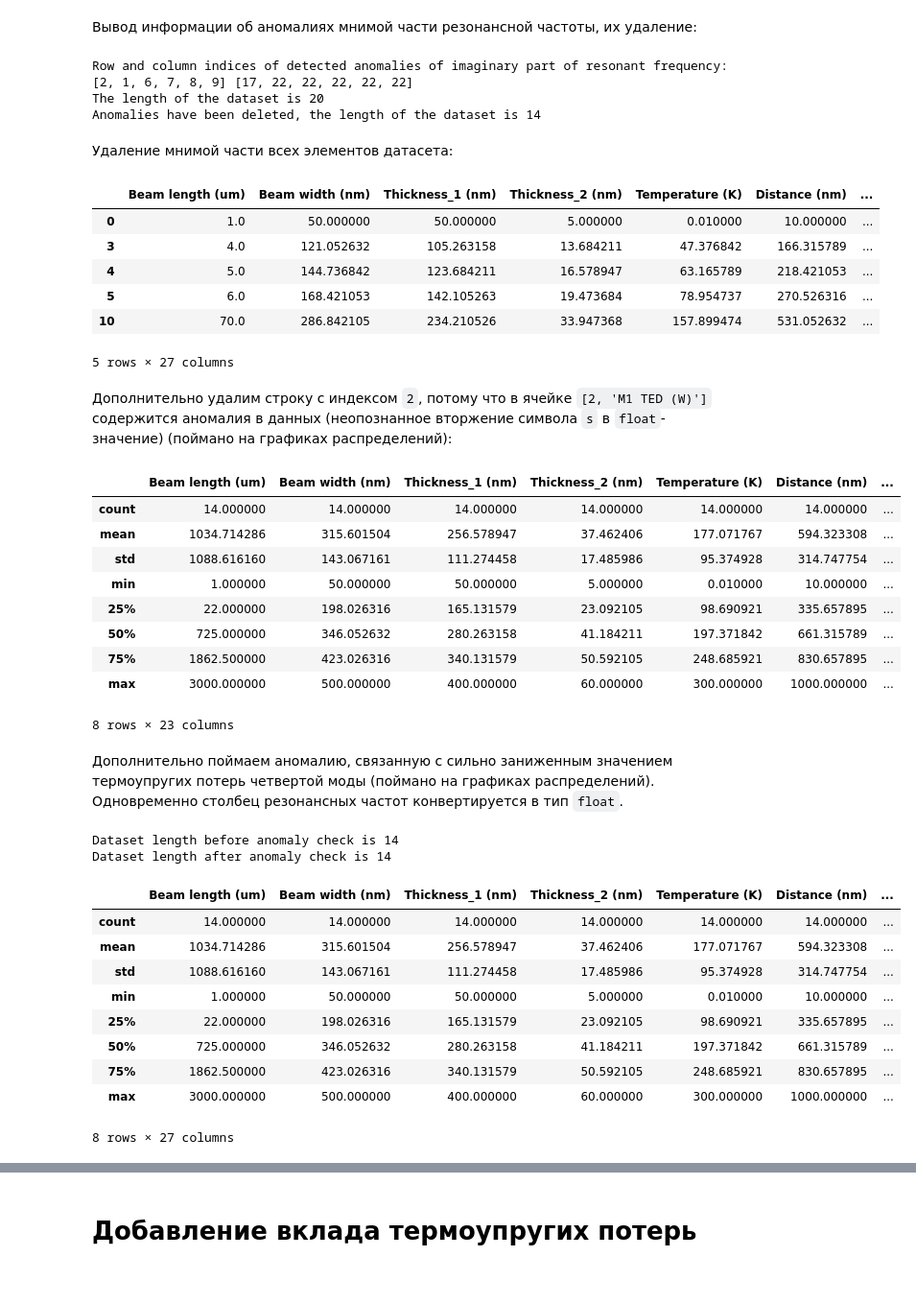
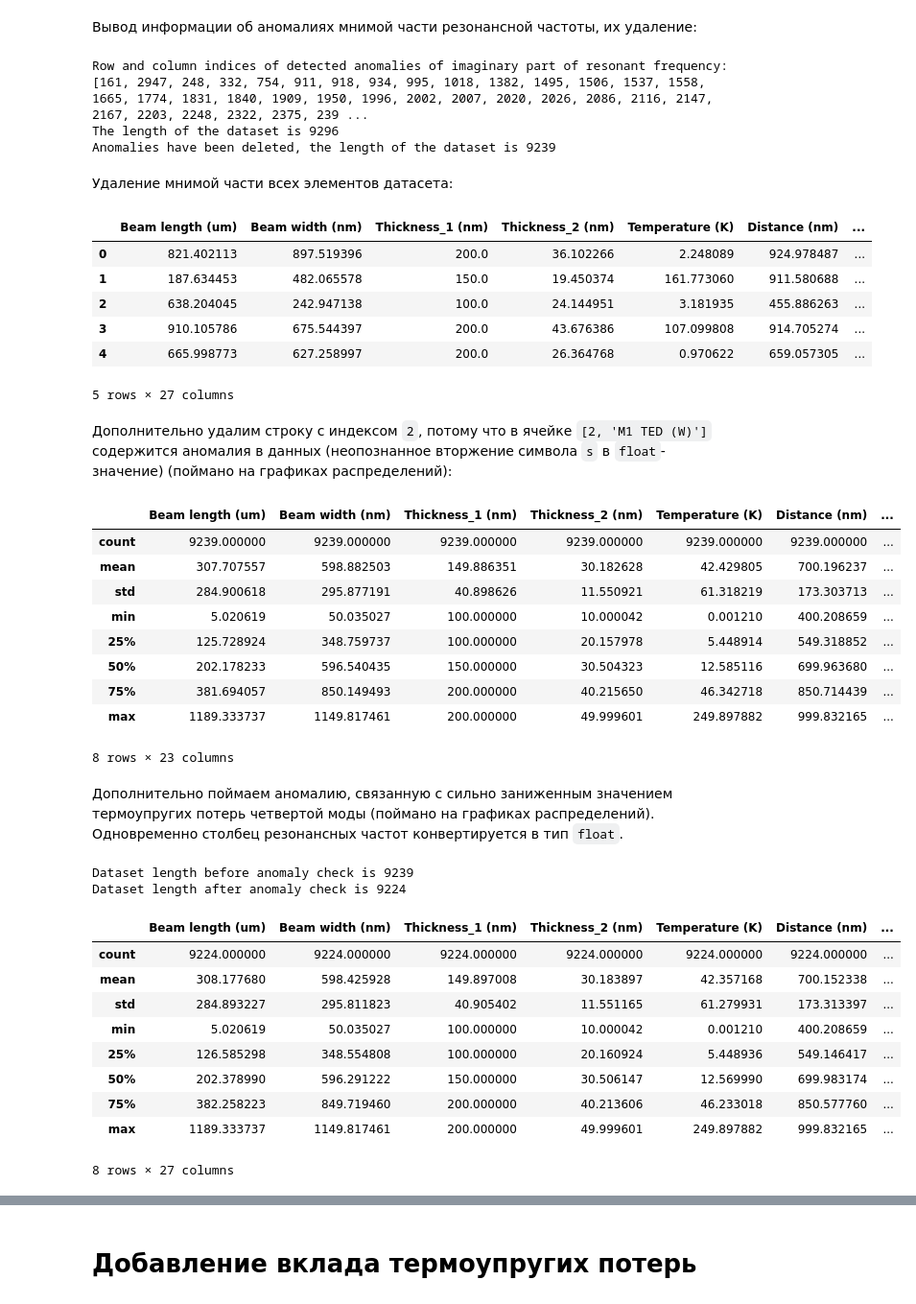
Before and after one commit to PolMix/nems_ai, a Jupyter notebook: Data Formatting/Data_Formatting.ipynb, the cells around one changed output, grey strips where cells are left out. Shown: that part at 96% size. Drawn from its saved outputs; the diff is of its cells as text; code cells hidden in the pictures.

```diff
--- a/Data Formatting/Data_Formatting.ipynb
+++ b/Data Formatting/Data_Formatting.ipynb
@@ -23,0 +44,4 @@ Drive already mounted at /content/drive/; to attempt to forcibly remount, call d
+# %%
+%cd /tmp/nems_ai-main/Data
+filename = 'Data_10000nm.txt'
+df = pd.read_fwf(filename)
@@ -165,9 +188,9 @@ lst_i, lst_j = return_neg_frequencies_index(data, frequency_indices)
 print(f"Anomalies have been deleted, the length of the dataset is {data.shape[0]}")
 # %% [output]
 Row and column indices of detected anomalies of imaginary part of resonant frequency:
-[2, 1, 6, 7, 8, 9] [17, 22, 22, 22, 22, 22]
-The length of the dataset is 20
-Anomalies have been deleted, the length of the dataset is 14
+[161, 2947, 248, 332, 754, 911, 918, 934, 995, 1018, 1382, 1495, 1506, 1537, 1558, 1665, 1774, 1831, 1840, 1909, 1950, 1996, 2002, 2007, 2020, 2026, 2086, 2116, 2147, 2167, 2203, 2248, 2322, 2375, 239 ...
+The length of the dataset is 9296
+Anomalies have been deleted, the length of the dataset is 9239
 # %% [markdown]
 Удаление мнимой части всех элементов датасета:
 # %%
@@ -175,11 +198,11 @@ data = del_im_frequency(data, [7, 12, 17, 22])
 data.head()
 # %% [output]
 |  | Beam length (um) | Beam width (nm) | Thickness_1 (nm) | Thickness_2 (nm) | Temperature (K) | Distance (nm) | ... |
-| 0 | 1.0 | 50.000000 | 50.000000 | 5.000000 | 0.010000 | 10.000000 | ... |
-| 3 | 4.0 | 121.052632 | 105.263158 | 13.684211 | 47.376842 | 166.315789 | ... |
-| 4 | 5.0 | 144.736842 | 123.684211 | 16.578947 | 63.165789 | 218.421053 | ... |
-| 5 | 6.0 | 168.421053 | 142.105263 | 19.473684 | 78.954737 | 270.526316 | ... |
-| 10 | 70.0 | 286.842105 | 234.210526 | 33.947368 | 157.899474 | 531.052632 | ... |
+| 0 | 821.402113 | 897.519396 | 200.0 | 36.102266 | 2.248089 | 924.978487 | ... |
+| 1 | 187.634453 | 482.065578 | 150.0 | 19.450374 | 161.773060 | 911.580688 | ... |
+| 2 | 638.204045 | 242.947138 | 100.0 | 24.144951 | 3.181935 | 455.886263 | ... |
+| 3 | 910.105786 | 675.544397 | 200.0 | 43.676386 | 107.099808 | 914.705274 | ... |
+| 4 | 665.998773 | 627.258997 | 200.0 | 26.364768 | 0.970622 | 659.057305 | ... |
 5 rows × 27 columns
 # %% [markdown]
 Дополнительно удалим строку с индексом `2`, потому что в ячейке `[2, 'M1 TED (W)']` содержится аномалия в данных (неопознанное вторжение символа `s` в `float`-значение) (поймано на графиках распределений):
@@ -190,14 +213,14 @@ data.head()
 data.describe()
 # %% [output]
 |  | Beam length (um) | Beam width (nm) | Thickness_1 (nm) | Thickness_2 (nm) | Temperature (K) | Distance (nm) | ... |
-| count | 14.000000 | 14.000000 | 14.000000 | 14.000000 | 14.000000 | 14.000000 | ... |
-| mean | 1034.714286 | 315.601504 | 256.578947 | 37.462406 | 177.071767 | 594.323308 | ... |
-| std | 1088.616160 | 143.067161 | 111.274458 | 17.485986 | 95.374928 | 314.747754 | ... |
-| min | 1.000000 | 50.000000 | 50.000000 | 5.000000 | 0.010000 | 10.000000 | ... |
-| 25% | 22.000000 | 198.026316 | 165.131579 | 23.092105 | 98.690921 | 335.657895 | ... |
-| 50% | 725.000000 | 346.052632 | 280.263158 | 41.184211 | 197.371842 | 661.315789 | ... |
-| 75% | 1862.500000 | 423.026316 | 340.131579 | 50.592105 | 248.685921 | 830.657895 | ... |
-| max | 3000.000000 | 500.000000 | 400.000000 | 60.000000 | 300.000000 | 1000.000000 | ... |
+| count | 9239.000000 | 9239.000000 | 9239.000000 | 9239.000000 | 9239.000000 | 9239.000000 | ... |
+| mean | 307.707557 | 598.882503 | 149.886351 | 30.182628 | 42.429805 | 700.196237 | ... |
+| std | 284.900618 | 295.877191 | 40.898626 | 11.550921 | 61.318219 | 173.303713 | ... |
+| min | 5.020619 | 50.035027 | 100.000000 | 10.000042 | 0.001210 | 400.208659 | ... |
+| 25% | 125.728924 | 348.759737 | 100.000000 | 20.157978 | 5.448914 | 549.318852 | ... |
+| 50% | 202.178233 | 596.540435 | 150.000000 | 30.504323 | 12.585116 | 699.963680 | ... |
+| 75% | 381.694057 | 850.149493 | 200.000000 | 40.215650 | 46.342718 | 850.714439 | ... |
+| max | 1189.333737 | 1149.817461 | 200.000000 | 49.999601 | 249.897882 | 999.832165 | ... |
 8 rows × 23 columns
 # %% [markdown]
 Дополнительно поймаем аномалию, связанную с сильно заниженным значением термоупругих потерь четвертой моды (поймано на графиках распределений). Одновременно столбец резонансных частот конвертируется в тип `float`.
@@ -228,23 +251,23 @@ def catch_overflow(df, param_limits):
     return df
 # %%
 param_limits = {#'Eigenfrequency (Hz)': [0, 3e7],
-                #'Quality factor': [0, 75000],
+                'Quality factor': [0, 80000],
                 'TED (W)': [1e-20, 1]}
 
 print('Dataset length before anomaly check is {length}'.format(length=data.shape[0]))
 data_catched = catch_overflow(data, param_limits)
 print('Dataset length after anomaly check is {length}'.format(length=data_catched.shape[0]))
 data_catched.describe()
 # %% [output]
-Dataset length before anomaly check is 14
-Dataset length after anomaly check is 14
+Dataset length before anomaly check is 9239
+Dataset length after anomaly check is 9224
 |  | Beam length (um) | Beam width (nm) | Thickness_1 (nm) | Thickness_2 (nm) | Temperature (K) | Distance (nm) | ... |
-| count | 14.000000 | 14.000000 | 14.000000 | 14.000000 | 14.000000 | 14.000000 | ... |
-| mean | 1034.714286 | 315.601504 | 256.578947 | 37.462406 | 177.071767 | 594.323308 | ... |
-| std | 1088.616160 | 143.067161 | 111.274458 | 17.485986 | 95.374928 | 314.747754 | ... |
-| min | 1.000000 | 50.000000 | 50.000000 | 5.000000 | 0.010000 | 10.000000 | ... |
-| 25% | 22.000000 | 198.026316 | 165.131579 | 23.092105 | 98.690921 | 335.657895 | ... |
-| 50% | 725.000000 | 346.052632 | 280.263158 | 41.184211 | 197.371842 | 661.315789 | ... |
-| 75% | 1862.500000 | 423.026316 | 340.131579 | 50.592105 | 248.685921 | 830.657895 | ... |
-| max | 3000.000000 | 500.000000 | 400.000000 | 60.000000 | 300.000000 | 1000.000000 | ... |
+| count | 9224.000000 | 9224.000000 | 9224.000000 | 9224.000000 | 9224.000000 | 9224.000000 | ... |
+| mean | 308.177680 | 598.425928 | 149.897008 | 30.183897 | 42.357168 | 700.152338 | ... |
+| std | 284.893227 | 295.811823 | 40.905402 | 11.551165 | 61.279931 | 173.313397 | ... |
+| min | 5.020619 | 50.035027 | 100.000000 | 10.000042 | 0.001210 | 400.208659 | ... |
+| 25% | 126.585298 | 348.554808 | 100.000000 | 20.160924 | 5.448936 | 549.146417 | ... |
+| 50% | 202.378990 | 596.291222 | 150.000000 | 30.506147 | 12.569990 | 699.983174 | ... |
+| 75% | 382.258223 | 849.719460 | 200.000000 | 40.213606 | 46.233018 | 850.577760 | ... |
+| max | 1189.333737 | 1149.817461 | 200.000000 | 49.999601 | 249.897882 | 999.832165 | ... |
 8 rows × 27 columns
```
Also changed, not shown: parts of 16 cells of this notebook.
